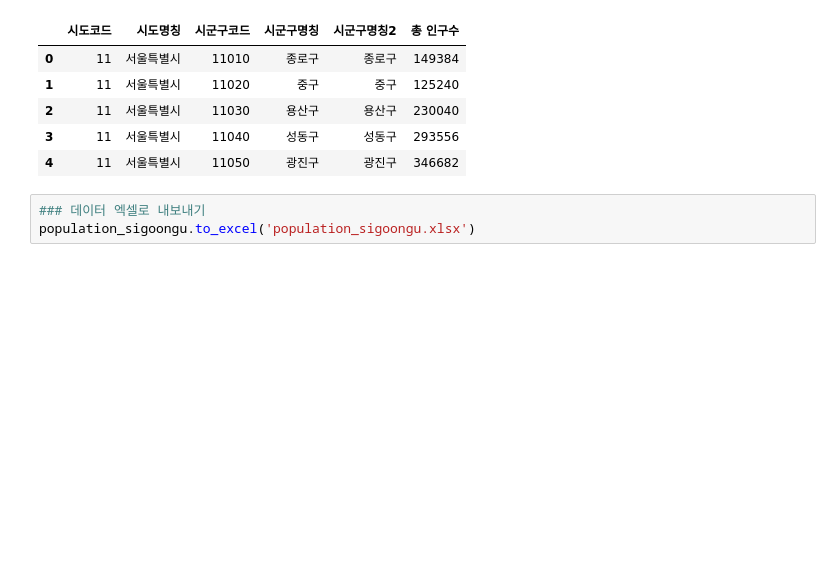
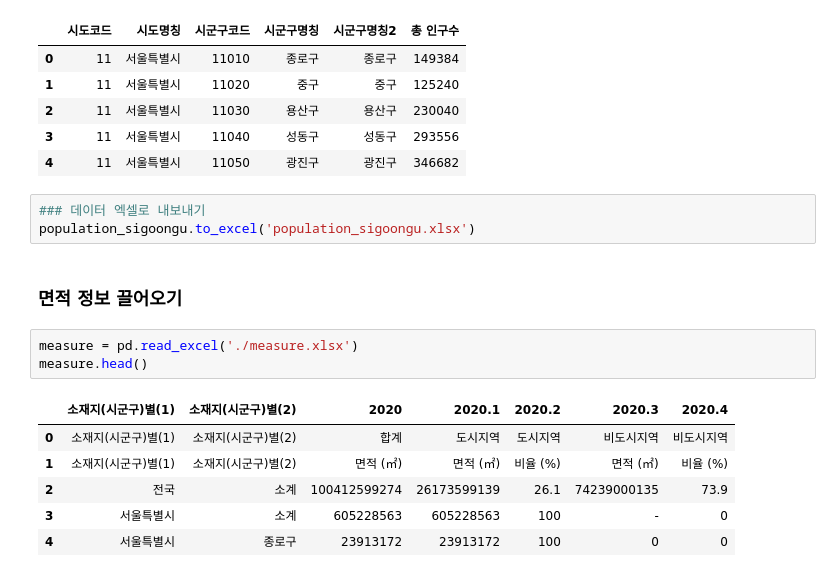
Before and after one commit to subinJi/daitgirls_5th_final, a Jupyter notebook: 0. Data_sigoongoo_population.ipynb, the cells around one changed output. Drawn from its saved outputs; the diff is of its cells as text; blank space fills up the shorter version.

```diff
--- a/0. Data_sigoongoo_population.ipynb
+++ b/0. Data_sigoongoo_population.ipynb
@@ -225,3 +218,15 @@ population_sigoongu.head()
 # %%
 ### 데이터 엑셀로 내보내기
 population_sigoongu.to_excel('population_sigoongu.xlsx')
+# %% [markdown]
+### 면적 정보 끌어오기
+# %%
+measure = pd.read_excel('./measure.xlsx')
+measure.head()
+# %% [output]
+|  | 소재지(시군구)별(1) | 소재지(시군구)별(2) | 2020 | 2020.1 | 2020.2 | 2020.3 | 2020.4 |
+| 0 | 소재지(시군구)별(1) | 소재지(시군구)별(2) | 합계 | 도시지역 | 도시지역 | 비도시지역 | 비도시지역 |
+| 1 | 소재지(시군구)별(1) | 소재지(시군구)별(2) | 면적 (㎡) | 면적 (㎡) | 비율 (%) | 면적 (㎡) | 비율 (%) |
+| 2 | 전국 | 소계 | 100412599274 | 26173599139 | 26.1 | 74239000135 | 73.9 |
+| 3 | 서울특별시 | 소계 | 605228563 | 605228563 | 100 | - | 0 |
+| 4 | 서울특별시 | 종로구 | 23913172 | 23913172 | 100 | 0 | 0 |
```
Also changed, not shown: parts of 9 cells of this notebook.
